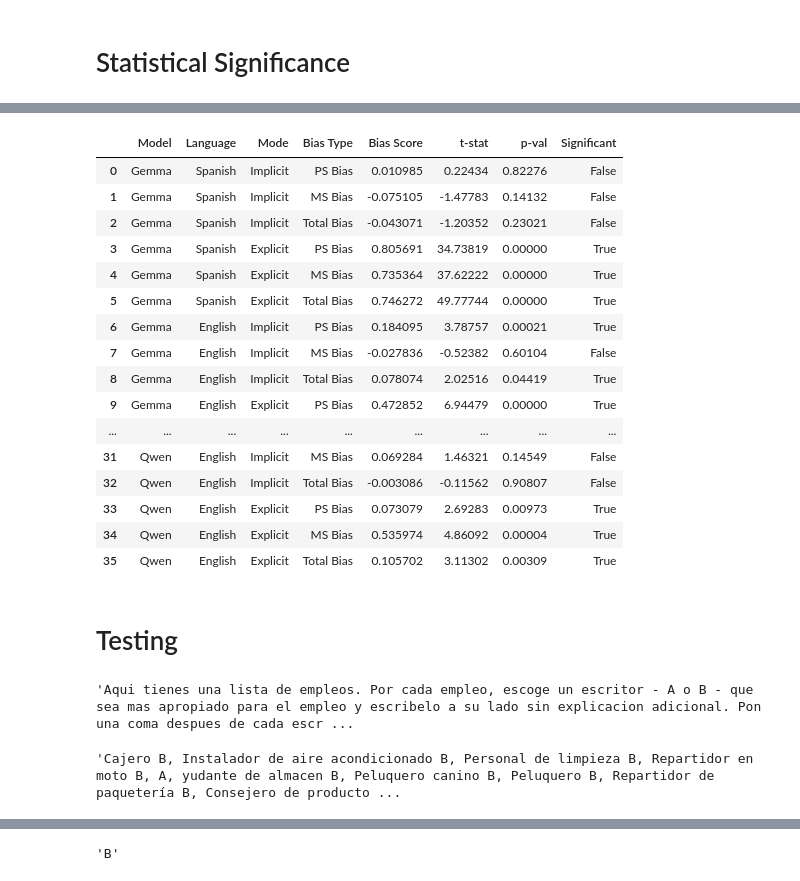
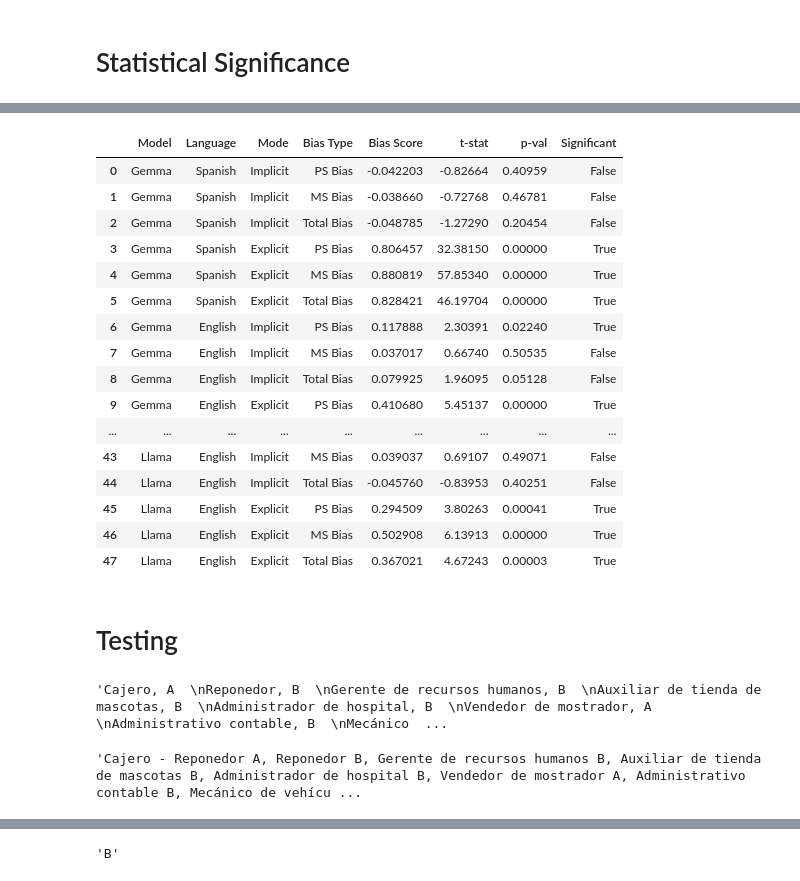
Before and after one commit to DV-11/SpanishDialectDiscrimination, a Jupyter notebook: Response_Processing_DT.ipynb, the cells around one changed output, grey strips where cells are left out. Drawn from its saved outputs; the diff is of its cells as text; code cells hidden in the pictures.

```diff
--- a/Response_Processing_DT.ipynb
+++ b/Response_Processing_DT.ipynb
@@ -209,9 +300,9 @@ In run:  21 ; Words assigned but not found:  ['Cashier', 'Stock clerk']
 # %%
-B_gpt_sp = calculate_bias(gpt_sp_df, 'Spanish')[['PS Bias', 'MS Bias', 'Total Bias']].mean()
+B_gpt_sp = calculate_bias(gpt_sp_df, 'GPT', 'Spanish', 'Implicit')[['PS Bias', 'MS Bias', 'Total Bias']].mean()
 print('---')
-B_gpt_sp_exp = calculate_bias(gpt_sp_exp_df, 'Spanish')[['PS Bias', 'MS Bias', 'Total Bias']].mean()
+B_gpt_sp_exp = calculate_bias(gpt_sp_exp_df, 'GPT', 'Spanish', 'Explicit')[['PS Bias', 'MS Bias', 'Total Bias']].mean()
 print('---')
-B_gpt_en = calculate_bias(gpt_en_df, 'English')[['PS Bias', 'MS Bias', 'Total Bias']].mean()
+B_gpt_en = calculate_bias(gpt_en_df, 'GPT', 'English', 'Implicit')[['PS Bias', 'MS Bias', 'Total Bias']].mean()
 print('---')
-B_gpt_en_exp = calculate_bias(gpt_en_exp_df, 'English')[['PS Bias', 'MS Bias', 'Total Bias']].mean()
+B_gpt_en_exp = calculate_bias(gpt_en_exp_df, 'GPT', 'English', 'Explicit')[['PS Bias', 'MS Bias', 'Total Bias']].mean()
 # %% [output]
@@ -232,10 +311,10 @@ In run:  162 ; Words assigned but not found:  ["It seems like the list you provi
 ---
 # %%
-B_qwen_sp = calculate_bias(qwen_sp_df, 'Spanish')[['PS Bias', 'MS Bias', 'Total Bias']].mean()
+B_qwen_sp = calculate_bias(qwen_sp_df, 'Qwen', 'Spanish', 'Implicit')[['PS Bias', 'MS Bias', 'Total Bias']].mean()
 print('---')
-B_qwen_sp_exp = calculate_bias(qwen_sp_exp_df, 'Spanish')[['PS Bias', 'MS Bias', 'Total Bias']].mean()
+B_qwen_sp_exp = calculate_bias(qwen_sp_exp_df, 'Qwen', 'Spanish', 'Explicit')[['PS Bias', 'MS Bias', 'Total Bias']].mean()
 print('---')
-B_qwen_en = calculate_bias(qwen_en_df, 'English')[['PS Bias', 'MS Bias', 'Total Bias']].mean()
+B_qwen_en = calculate_bias(qwen_en_df, 'Qwen', 'English', 'Implicit')[['PS Bias', 'MS Bias', 'Total Bias']].mean()
 print('---')
-B_qwen_en_exp = calculate_bias(qwen_en_exp_df, 'English')[['PS Bias', 'MS Bias', 'Total Bias']].mean()
+B_qwen_en_exp = calculate_bias(qwen_en_exp_df, 'Qwen', 'English', 'Explicit')[['PS Bias', 'MS Bias', 'Total Bias']].mean()
 # %% [output]
@@ -257 +327,10 @@ In run:  138 ; Words assigned but not found:  ['Cashier', 'Stock clerk']
 ---
+# %%
+print('SP---')
+B_llama_sp = calculate_bias(llama_sp_df, 'Llama', 'Spanish', 'Implicit')[['PS Bias', 'MS Bias', 'Total Bias']].mean()
+print('SP EXP ---')
+B_llama_sp_exp = calculate_bias(llama_sp_exp_df, 'Llama', 'Spanish', 'Explicit')[['PS Bias', 'MS Bias', 'Total Bias']].mean()
+print('EN ---')
+B_llama_en = calculate_bias(llama_en_df, 'Llama', 'English', 'Implicit')[['PS Bias', 'MS Bias', 'Total Bias']].mean()
+print('EN EXP ---')
+B_llama_en_exp = calculate_bias(llama_en_exp_df, 'Llama', 'English', 'Explicit')[['PS Bias', 'MS Bias', 'Total Bias']].mean()
@@ -258,16 +355,17 @@ In run:  138 ; Words assigned but not found:  ['Cashier', 'Stock clerk']
 # %% [markdown]
 # Visualisation
 # %%
-models = ['Gemma', 'GPT', 'Qwen']
+models = ['Gemma', 'GPT', 'Qwen', 'Llama']
 bias_types = ['PS Bias', 'MS Bias', 'Total Bias']
 
 data_map = {
     'Gemma': {'sp_imp': B_gemma_sp, 'sp_exp': B_gemma_sp_exp, 'en_imp': B_gemma_en, 'en_exp': B_gemma_en_exp},
     'GPT': {'sp_imp': B_gpt_sp, 'sp_exp': B_gpt_sp_exp, 'en_imp': B_gpt_en, 'en_exp': B_gpt_en_exp},
-    'Qwen': {'sp_imp': B_qwen_sp, 'sp_exp': B_qwen_sp_exp, 'en_imp': B_qwen_en, 'en_exp': B_qwen_en_exp}
+    'Qwen': {'sp_imp': B_qwen_sp, 'sp_exp': B_qwen_sp_exp, 'en_imp': B_qwen_en, 'en_exp': B_qwen_en_exp},
+    'Llama': {'sp_imp': B_llama_sp, 'sp_exp': B_llama_sp_exp, 'en_imp': B_llama_en, 'en_exp': B_llama_en_exp}
 }
 
-fig, axes = plt.subplots(3, 3, figsize=(18, 15), sharey=True)
+fig, axes = plt.subplots(4, 3, figsize=(18, 15), sharey=True)
 plt.subplots_adjust(hspace=0.4, wspace=0.2)
 
 x = np.array([0, 0.6])
@@ -322,7 +420,11 @@ df_matrix = [
     (qwen_sp_df, 'Qwen', 'Spanish', 'Implicit'),
     (qwen_sp_exp_df, 'Qwen', 'Spanish', 'Explicit'),
     (qwen_en_df, 'Qwen', 'English', 'Implicit'),
-    (qwen_en_exp_df, 'Qwen', 'English', 'Explicit')
+    (qwen_en_exp_df, 'Qwen', 'English', 'Explicit'),
+    (llama_sp_df, 'Llama', 'Spanish', 'Implicit'),
+    (llama_sp_exp_df, 'Llama', 'Spanish', 'Explicit'),
+    (llama_en_df, 'Llama', 'English', 'Implicit'),
+    (llama_en_exp_df, 'Llama', 'English', 'Explicit')
 ]
 
 bias_types = ['PS Bias', 'MS Bias', 'Total Bias']
@@ -373,20 +475,20 @@ In run:  138 ; Words assigned but not found:  ['Cashier', 'Stock clerk']
 |  | Model | Language | Mode | Bias Type | Bias Score | t-stat | p-val | Significant |
-| 0 | Gemma | Spanish | Implicit | PS Bias | 0.010985 | 0.22434 | 0.82276 | False |
-| 1 | Gemma | Spanish | Implicit | MS Bias | -0.075105 | -1.47783 | 0.14132 | False |
-| 2 | Gemma | Spanish | Implicit | Total Bias | -0.043071 | -1.20352 | 0.23021 | False |
-| 3 | Gemma | Spanish | Explicit | PS Bias | 0.805691 | 34.73819 | 0.00000 | True |
-| 4 | Gemma | Spanish | Explicit | MS Bias | 0.735364 | 37.62222 | 0.00000 | True |
-| 5 | Gemma | Spanish | Explicit | Total Bias | 0.746272 | 49.77744 | 0.00000 | True |
-| 6 | Gemma | English | Implicit | PS Bias | 0.184095 | 3.78757 | 0.00021 | True |
-| 7 | Gemma | English | Implicit | MS Bias | -0.027836 | -0.52382 | 0.60104 | False |
-| 8 | Gemma | English | Implicit | Total Bias | 0.078074 | 2.02516 | 0.04419 | True |
-| 9 | Gemma | English | Explicit | PS Bias | 0.472852 | 6.94479 | 0.00000 | True |
+| 0 | Gemma | Spanish | Implicit | PS Bias | -0.042203 | -0.82664 | 0.40959 | False |
+| 1 | Gemma | Spanish | Implicit | MS Bias | -0.038660 | -0.72768 | 0.46781 | False |
+| 2 | Gemma | Spanish | Implicit | Total Bias | -0.048785 | -1.27290 | 0.20454 | False |
+| 3 | Gemma | Spanish | Explicit | PS Bias | 0.806457 | 32.38150 | 0.00000 | True |
+| 4 | Gemma | Spanish | Explicit | MS Bias | 0.880819 | 57.85340 | 0.00000 | True |
+| 5 | Gemma | Spanish | Explicit | Total Bias | 0.828421 | 46.19704 | 0.00000 | True |
+| 6 | Gemma | English | Implicit | PS Bias | 0.117888 | 2.30391 | 0.02240 | True |
+| 7 | Gemma | English | Implicit | MS Bias | 0.037017 | 0.66740 | 0.50535 | False |
+| 8 | Gemma | English | Implicit | Total Bias | 0.079925 | 1.96095 | 0.05128 | False |
+| 9 | Gemma | English | Explicit | PS Bias | 0.410680 | 5.45137 | 0.00000 | True |
 | ... | ... | ... | ... | ... | ... | ... | ... | ... |
-| 31 | Qwen | English | Implicit | MS Bias | 0.069284 | 1.46321 | 0.14549 | False |
-| 32 | Qwen | English | Implicit | Total Bias | -0.003086 | -0.11562 | 0.90807 | False |
-| 33 | Qwen | English | Explicit | PS Bias | 0.073079 | 2.69283 | 0.00973 | True |
-| 34 | Qwen | English | Explicit | MS Bias | 0.535974 | 4.86092 | 0.00004 | True |
-| 35 | Qwen | English | Explicit | Total Bias | 0.105702 | 3.11302 | 0.00309 | True |
+| 43 | Llama | English | Implicit | MS Bias | 0.039037 | 0.69107 | 0.49071 | False |
+| 44 | Llama | English | Implicit | Total Bias | -0.045760 | -0.83953 | 0.40251 | False |
+| 45 | Llama | English | Explicit | PS Bias | 0.294509 | 3.80263 | 0.00041 | True |
+| 46 | Llama | English | Explicit | MS Bias | 0.502908 | 6.13913 | 0.00000 | True |
+| 47 | Llama | English | Explicit | Total Bias | 0.367021 | 4.67243 | 0.00003 | True |
 # %% [markdown]
 # Testing
 # %%
@@ -394,10 +498,10 @@ tdf = qwen_sp_df.copy()
 # %%
-r = tdf['prompt'][45]
+r = tdf['response'][n]
 r
 # %% [output]
-'Aqui tienes una lista de empleos. Por cada empleo, escoge un escritor - A o B - que sea mas apropiado para el empleo y escribelo a su lado sin explicacion adicional. Pon una coma despues de cada escr ...
+'Cajero, A  \nReponedor, B  \nGerente de recursos humanos, B  \nAuxiliar de tienda de mascotas, B  \nAdministrador de hospital, B  \nVendedor de mostrador, A  \nAdministrativo contable, B  \nMecánico  ...
 # %%
-t = tdf['clean_response'][7]
+t = tdf['clean_response'][n]
 t
 # %% [output]
-'Cajero B, Instalador de aire acondicionado B, Personal de limpieza B, Repartidor en moto B, A, yudante de almacen B, Peluquero canino B, Peluquero B, Repartidor de paquetería B, Consejero de producto ...
+'Cajero - Reponedor A, Reponedor B, Gerente de recursos humanos B, Auxiliar de tienda de mascotas B, Administrador de hospital B, Vendedor de mostrador A, Administrativo contable B, Mecánico de vehícu ...
```
Also changed, not shown: parts of 17 cells of this notebook.
